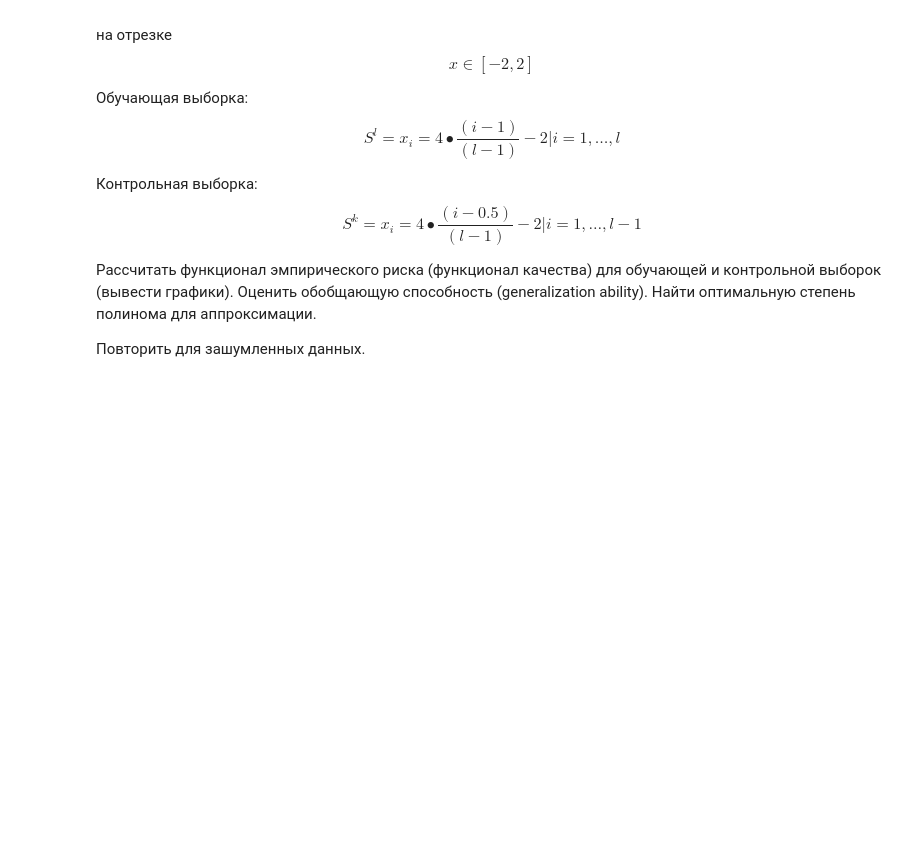
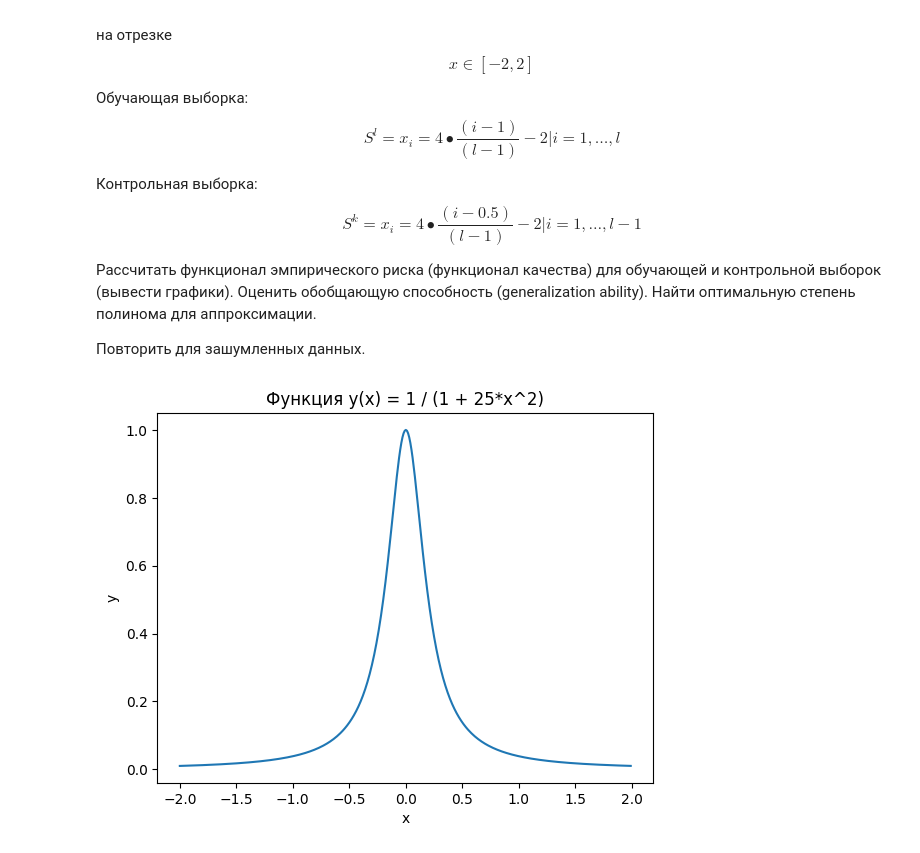
Before and after one commit to Shemich/bmstu_ML, a Jupyter notebook: lab1/lab1_2.ipynb, the cells around one changed output. Saved outputs shown, nothing was run; the diff lists cells and outputs as text; code cells hidden in the pictures; blank space fills up the shorter version.

```diff
--- a/lab1/lab1_2.ipynb
+++ b/lab1/lab1_2.ipynb
@@ -19 +33,11 @@ def true_func(x):
+# %%
+# вывод графиков
+x = np.arange(-2, 2, 0.01)
+plt.plot(x, true_func(x))
+plt.xlabel('x')
+plt.ylabel('y')
+plt.title('Функция y(x) = 1 / (1 + 25*x^2)')
+plt.show()
+# %% [output]
+[figure, added]
 # %%
```
Also changed, not shown: parts of 9 cells of this notebook, 1 other file.
